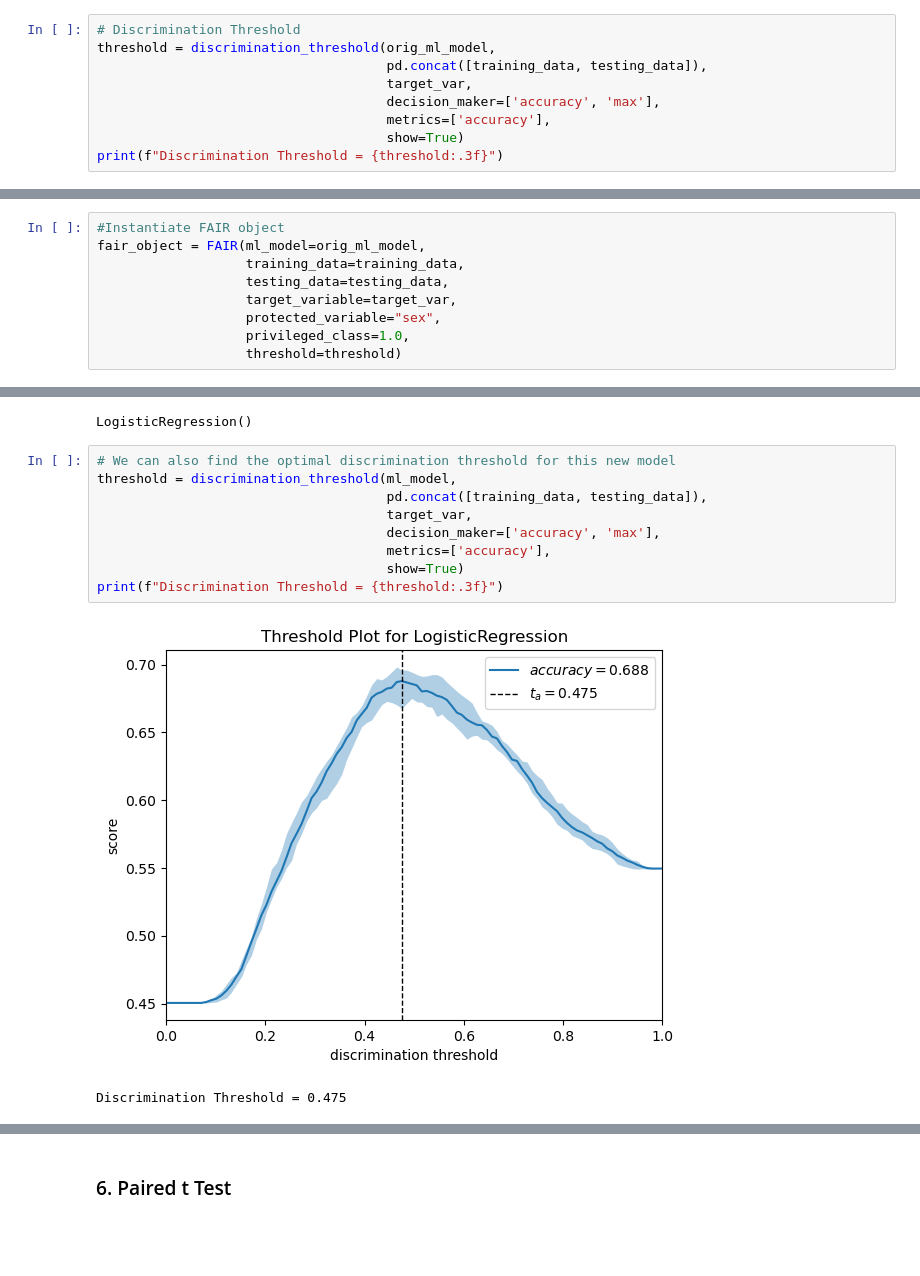
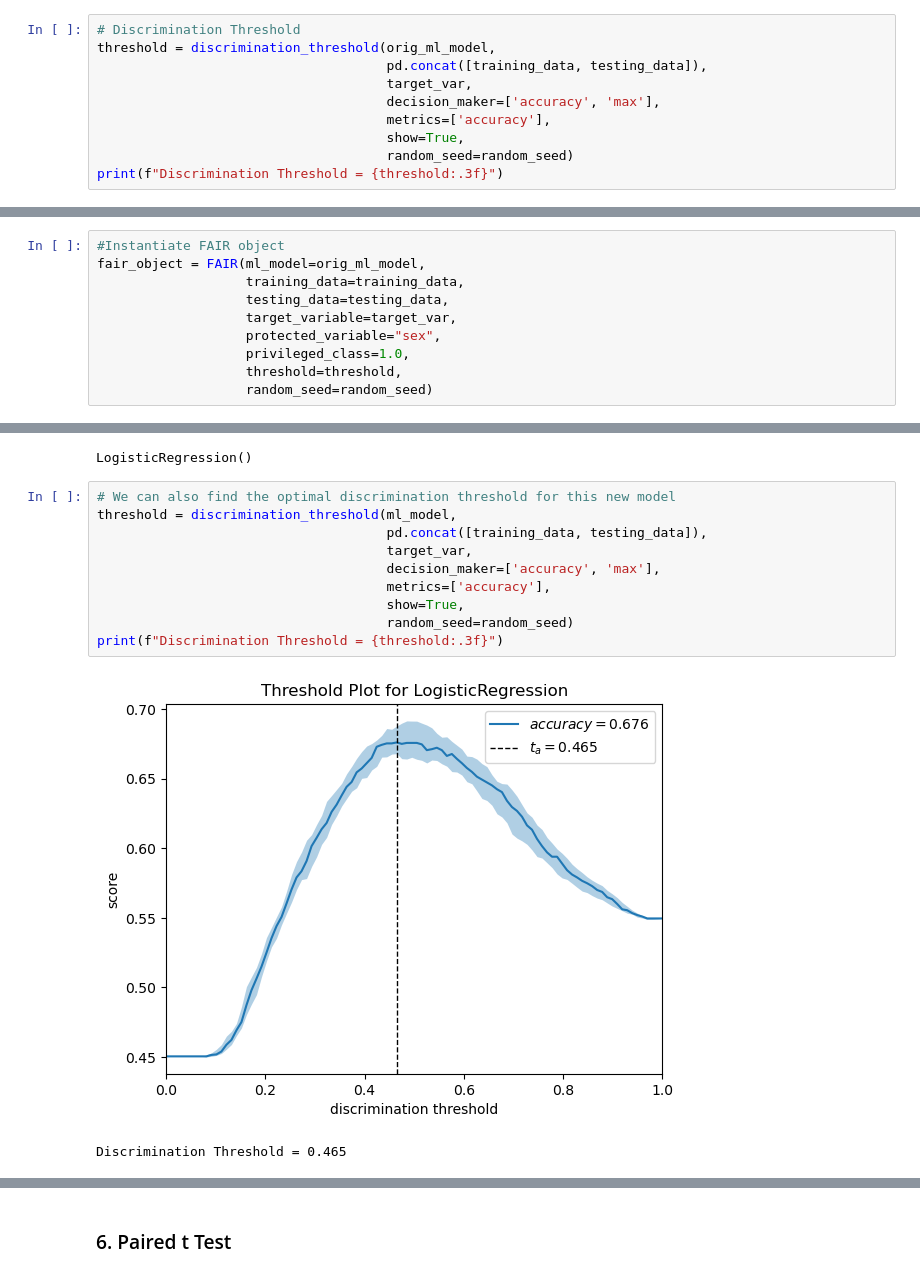
Before and after one commit to EqualityAI/EqualityML, a Jupyter notebook: notebooks/threshold-accuracy.ipynb, the cells around one changed output, grey strips where cells are left out. Drawn from its saved outputs; the diff is of its cells as text; blank space fills up the shorter version.

```diff
--- a/notebooks/threshold-accuracy.ipynb
+++ b/notebooks/threshold-accuracy.ipynb
@@ -75,6 +76,7 @@ threshold = discrimination_threshold(orig_ml_model,
                                      target_var,
                                      decision_maker=['accuracy', 'max'],
                                      metrics=['accuracy'],
-                                     show=True)
+                                     show=True,
+                                     random_seed=random_seed)
 print(f"Discrimination Threshold = {threshold:.3f}")
 # %% [output]
@@ -99,7 +101,8 @@ fair_object = FAIR(ml_model=orig_ml_model,
                    target_variable=target_var,
                    protected_variable="sex",
                    privileged_class=1.0,
-                   threshold=threshold)
+                   threshold=threshold,
+                   random_seed=random_seed)
 # %%
 metric_name='statistical_parity_ratio'
 orig_fairness_metric_score = fair_object.fairness_metric(metric_name)
@@ -147,15 +150,16 @@ LogisticRegression()
 # %%
 # We can also find the optimal discrimination threshold for this new model
 threshold = discrimination_threshold(ml_model,
                                      pd.concat([training_data, testing_data]),
                                      target_var,
                                      decision_maker=['accuracy', 'max'],
                                      metrics=['accuracy'],
-                                     show=True)
+                                     show=True,
+                                     random_seed=random_seed)
 print(f"Discrimination Threshold = {threshold:.3f}")
 # %% [output]
-[figure, old version]
+[figure, new version]
-Discrimination Threshold = 0.475
+Discrimination Threshold = 0.465
 # %%
 acc_score = binary_threshold_score(ml_model,
                                    X_test,
```
Also changed, not shown: parts of 12 cells of this notebook, 3 other files.
